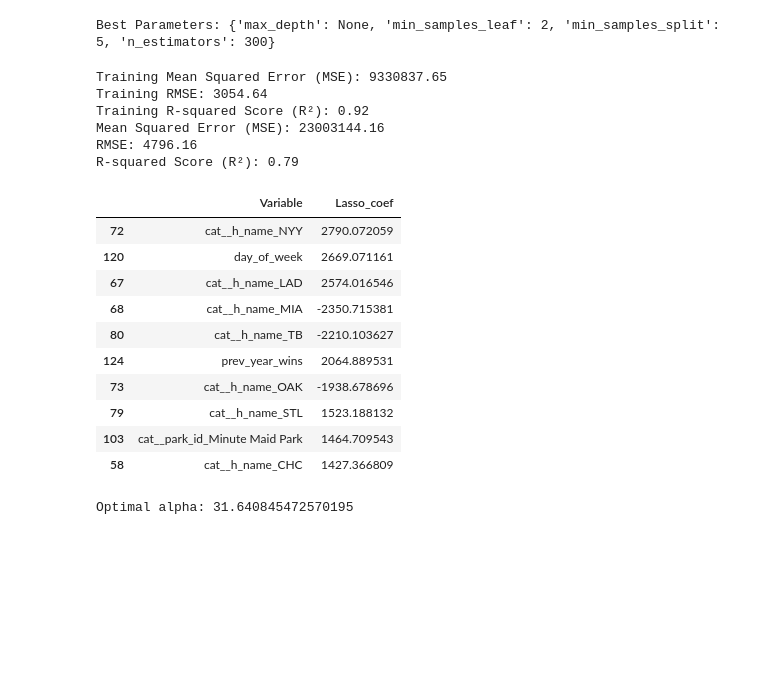
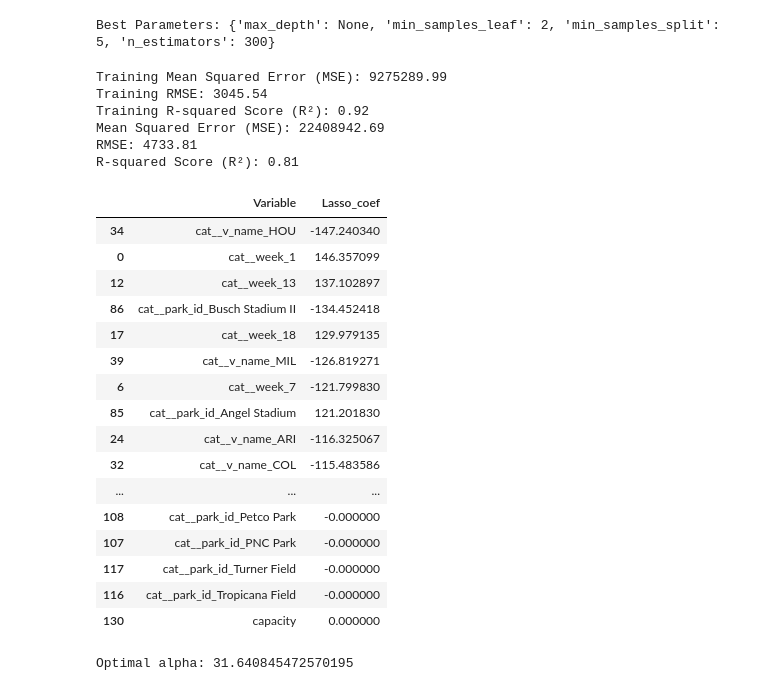
Before and after one commit to tmarchok1/DS440_project, a Jupyter notebook: model_code_travis.ipynb, the cells around one changed output. Drawn from its saved outputs; the diff is of its cells as text; code cells hidden in the pictures; blank space fills up the shorter version.

Commit message:
Have working model with 0.81 testing r-squared

```diff
--- a/model_code_travis.ipynb
+++ b/model_code_travis.ipynb
@@ -48,10 +48,11 @@ glogs_final = glogs_final.drop(columns=['date', 'temp'])
 # Binary encode 'day_of_week' and 'precip'
 # glogs_final['day_of_week'] = glogs_final['day_of_week'].map({'Mon':0, 'Tue':0, 'Wed':0, 'Thu':0, 'Fri':1, 'Sat':1, 'Sun':1}).astype('int')
 glogs_final['precip'] = glogs_final['precip'].map(lambda x: 1 if x != 0 else 0)
+glogs_final['opening_week'] = glogs_final['week'].apply(lambda x: 1 if x == 1 else 0)
 
 # Apply OneHotEncoder to 'v_name', 'h_name', 'park_id' columns
 encoder = ColumnTransformer(
-    transformers=[('cat', OneHotEncoder(sparse_output=False), ['week', 'v_name', 'h_name', 'park_id', 'day_of_week'])],
+    transformers=[('cat', OneHotEncoder(sparse_output=False), ['week', 'v_name', 'park_id', 'h_name', 'day_of_week'])],
     remainder='passthrough'  # Keep other columns if there are any
 )
 
@@ -137,10 +124,10 @@ X = modeldata.drop(columns=['attendance'])
 y = modeldata['attendance']
 
 # Split data into training / test (80% train, 20% test)
-X_train, X_test, y_train, y_test = train_test_split(X, y, test_size=0.20, random_state=42)
+X_train, X_test, y_train, y_test = train_test_split(X, y, test_size=0.10, random_state=56)
 
 # Initialize the Random Forest regressor
-model = RandomForestRegressor(n_estimators=300, random_state=42, max_depth=None, min_samples_leaf=2, min_samples_split=5)
+model = RandomForestRegressor(n_estimators=300, random_state=42, max_depth=30, min_samples_leaf=2, min_samples_split=5)
 
 
 # Fit the model
@@ -172,50 +159,57 @@ print(f'Mean Squared Error (MSE): {mse:.2f}')
 print(f'RMSE: {rmse:.2f}')
 print(f'R-squared Score (R²): {r2:.2f}')
 # %% [output]
-Training Mean Squared Error (MSE): 9330837.65
-Training RMSE: 3054.64
+Training Mean Squared Error (MSE): 9275289.99
+Training RMSE: 3045.54
 Training R-squared Score (R²): 0.92
-Mean Squared Error (MSE): 23003144.16
-RMSE: 4796.16
-R-squared Score (R²): 0.79
+Mean Squared Error (MSE): 22408942.69
+RMSE: 4733.81
+R-squared Score (R²): 0.81
 # %%
 # Build Lasso regression model
+modeldata = df_encoded[:21776]
 
 X = modeldata.drop(columns=["attendance"])
 y = modeldata["attendance"]
 
 # Standardize features
 scaler = StandardScaler()
 X_scaled = scaler.fit_transform(X)
 
 # Fit Lasso Regression
 lasso = Lasso(alpha=0.1)  # Adjust alpha to control regularization strength
 lasso.fit(X_scaled, y)
 
 # Extract feature importance
 feature_significance = pd.DataFrame({
     "Variable": X.columns,
     "Lasso_coef": lasso.coef_
 })
 
 # Rank features by absolute coefficient value
 feature_significance["Abs_Coefficient"] = np.abs(feature_significance["Lasso_coef"])
 feature_significance = feature_significance.sort_values(by="Abs_Coefficient", ascending=False)
 
 # Display ranked features
-feature_significance[["Variable", "Lasso_coef"]].head(10)
+feature_significance[["Variable", "Lasso_coef"]].tail(50)
 # %% [output]
 |  | Variable | Lasso_coef |
-| 72 | cat__h_name_NYY | 2790.072059 |
-| 120 | day_of_week | 2669.071161 |
-| 67 | cat__h_name_LAD | 2574.016546 |
-| 68 | cat__h_name_MIA | -2350.715381 |
-| 80 | cat__h_name_TB | -2210.103627 |
-| 124 | prev_year_wins | 2064.889531 |
-| 73 | cat__h_name_OAK | -1938.678696 |
-| 79 | cat__h_name_STL | 1523.188132 |
-| 103 | cat__park_id_Minute Maid Park | 1464.709543 |
-| 58 | cat__h_name_CHC | 1427.366809 |
+| 34 | cat__v_name_HOU | -147.240340 |
+| 0 | cat__week_1 | 146.357099 |
+| 12 | cat__week_13 | 137.102897 |
+| 86 | cat__park_id_Busch Stadium II | -134.452418 |
+| 17 | cat__week_18 | 129.979135 |
+| 39 | cat__v_name_MIL | -126.819271 |
+| 6 | cat__week_7 | -121.799830 |
+| 85 | cat__park_id_Angel Stadium | 121.201830 |
+| 24 | cat__v_name_ARI | -116.325067 |
+| 32 | cat__v_name_COL | -115.483586 |
+| ... | ... | ... |
+| 108 | cat__park_id_Petco Park | -0.000000 |
+| 107 | cat__park_id_PNC Park | -0.000000 |
+| 117 | cat__park_id_Turner Field | -0.000000 |
+| 116 | cat__park_id_Tropicana Field | -0.000000 |
+| 130 | capacity | 0.000000 |
 # %%
 # Cross validation for Lasso model
 lasso_cv = LassoCV(cv=5).fit(X_scaled, y)
```
Also changed, not shown: parts of 1 cell of this notebook.
